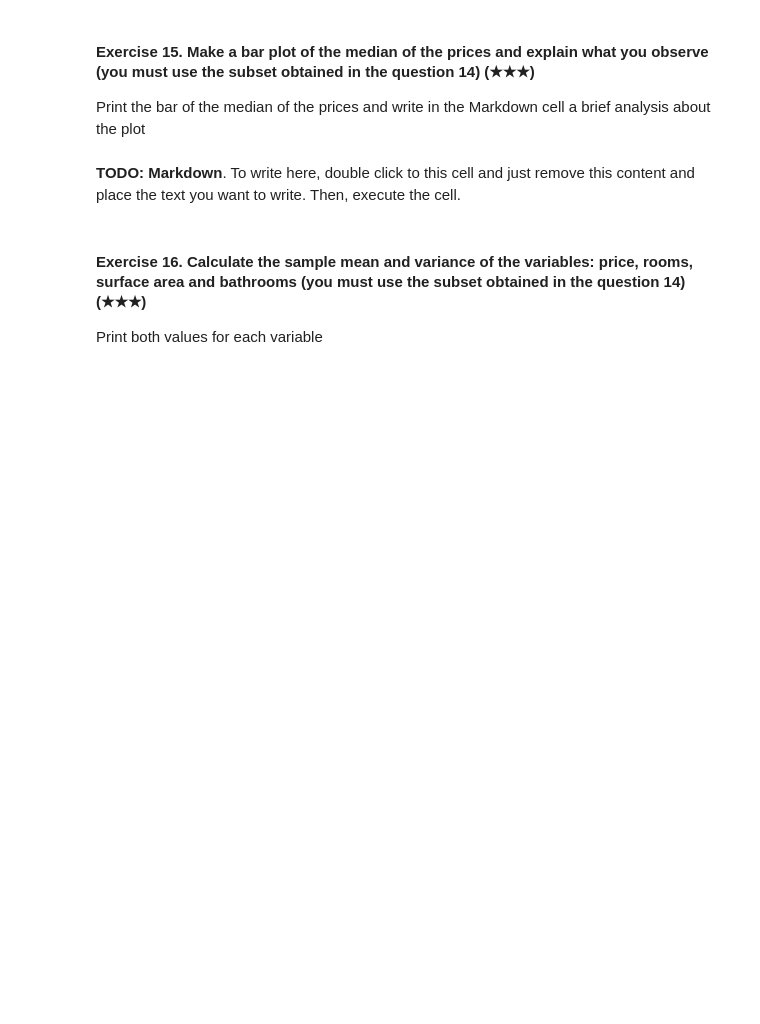
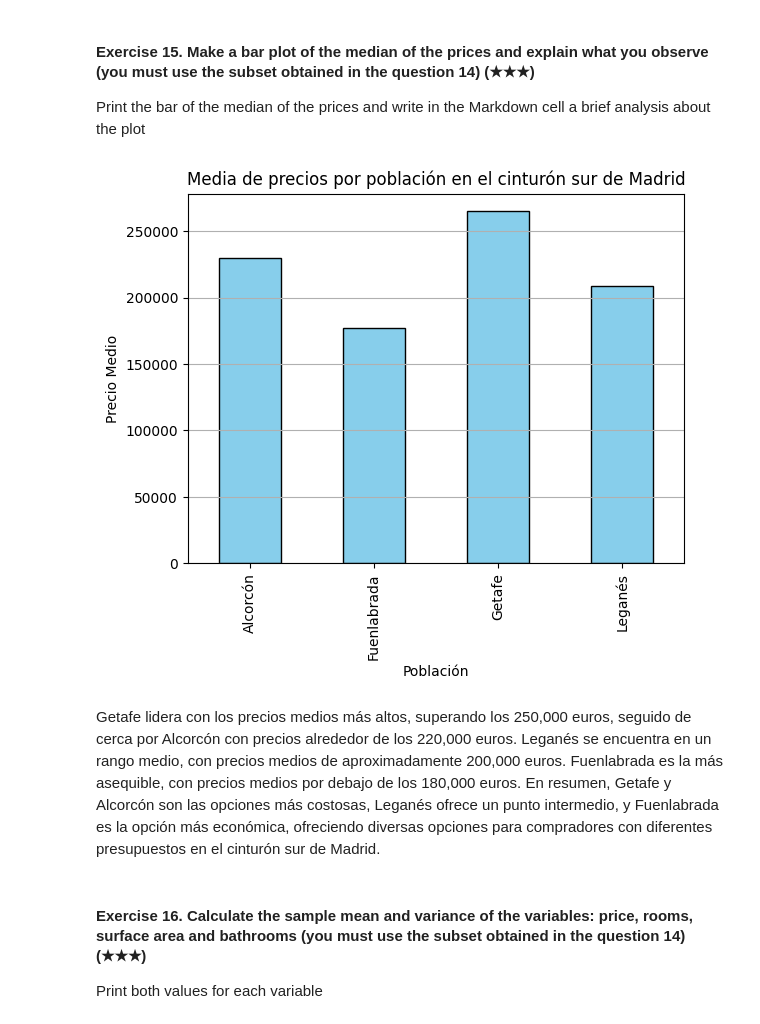
Before and after one commit to Indreeky/realestate-datacleanup-exercise, a Jupyter notebook: project.ipynb, the cells around one changed output. Saved outputs shown, nothing was run; the diff lists cells and outputs as text; code cells hidden in the pictures; blank space fills up the shorter version.

```diff
--- a/project.ipynb
+++ b/project.ipynb
@@ -158,4 +258,6 @@ Print both the population and the number of houses
 
 Hint: Filter the original DataFrame using the column `level5` and the function `isin`
 # %%
-# TODO
+cinturon_sur_poblaciones = ["Fuenlabrada", "Leganés", "Getafe", "Alcorcón"]
+cinturon_sur = df[df['level5'].isin(cinturon_sur_poblaciones)]
+print(cinturon_sur)
@@ -164,9 +284,17 @@ Hint: Filter the original DataFrame using the column `level5` and the function `
 
 Print the bar of the median of the prices and write in the Markdown cell a brief analysis about the plot
 # %%
-# TODO: Code
+media_precios = cinturon_sur.groupby('level5')['price'].mean()
+media_precios.plot(kind='bar', color='skyblue', edgecolor='black')
+plt.title('Media de precios por población en el cinturón sur de Madrid')
+plt.xlabel('Población')
+plt.ylabel('Precio Medio')
+plt.grid(axis='y')
+plt.show()
+# %% [output]
+[figure, added]
 # %% [markdown]
-**TODO: Markdown**. To write here, double click to this cell and just remove this content and place the text you want to write. Then, execute the cell.
+Getafe lidera con los precios medios más altos, superando los 250,000 euros, seguido de cerca por Alcorcón con precios alrededor de los 220,000 euros. Leganés se encuentra en un rango medio, con precios medios de aproximadamente 200,000 euros. Fuenlabrada es la más asequible, con precios medios por debajo de los 180,000 euros. En resumen, Getafe y Alcorcón son las opciones más costosas, Leganés ofrece un punto intermedio, y Fuenlabrada es la opción más económica, ofreciendo diversas opciones para compradores con diferentes presupuestos en el cinturón sur de Madrid.
 # %% [markdown]
 #### Exercise 16. Calculate the sample mean and variance of the variables: price, rooms, surface area and bathrooms (you must use the subset obtained in the question 14) (★★★)
 
```
Also changed, not shown: parts of 29 cells of this notebook.
